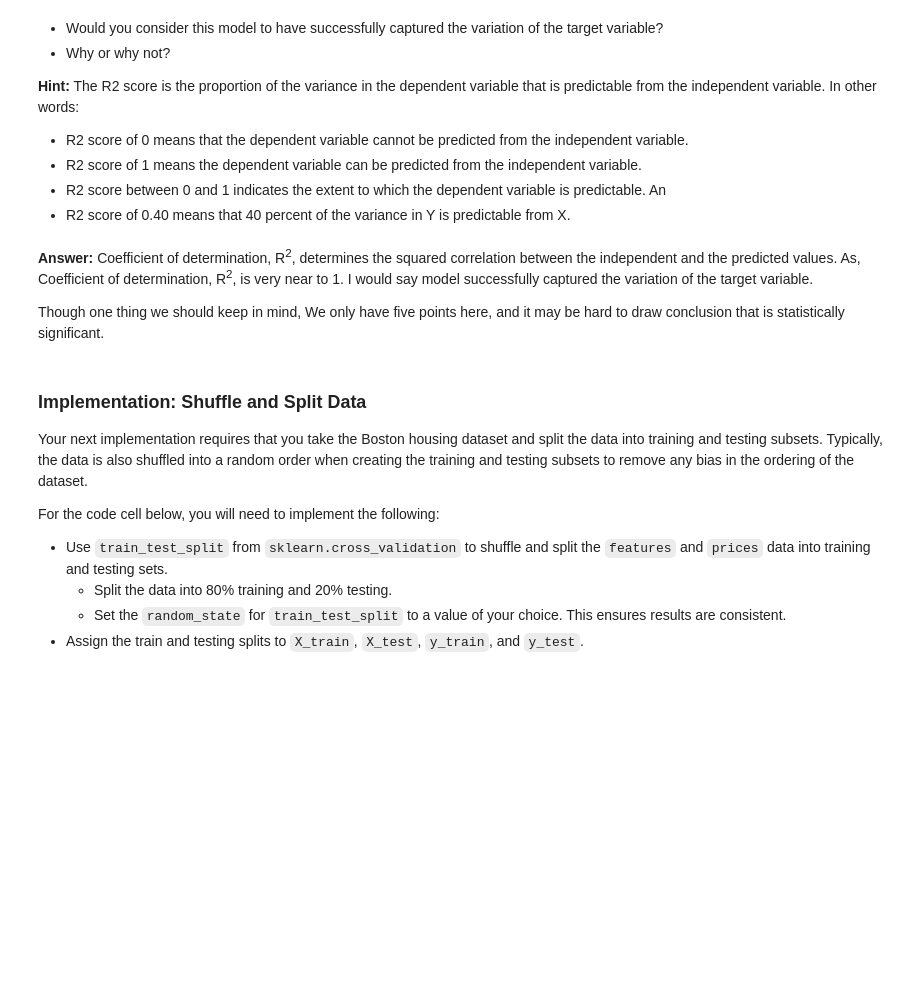
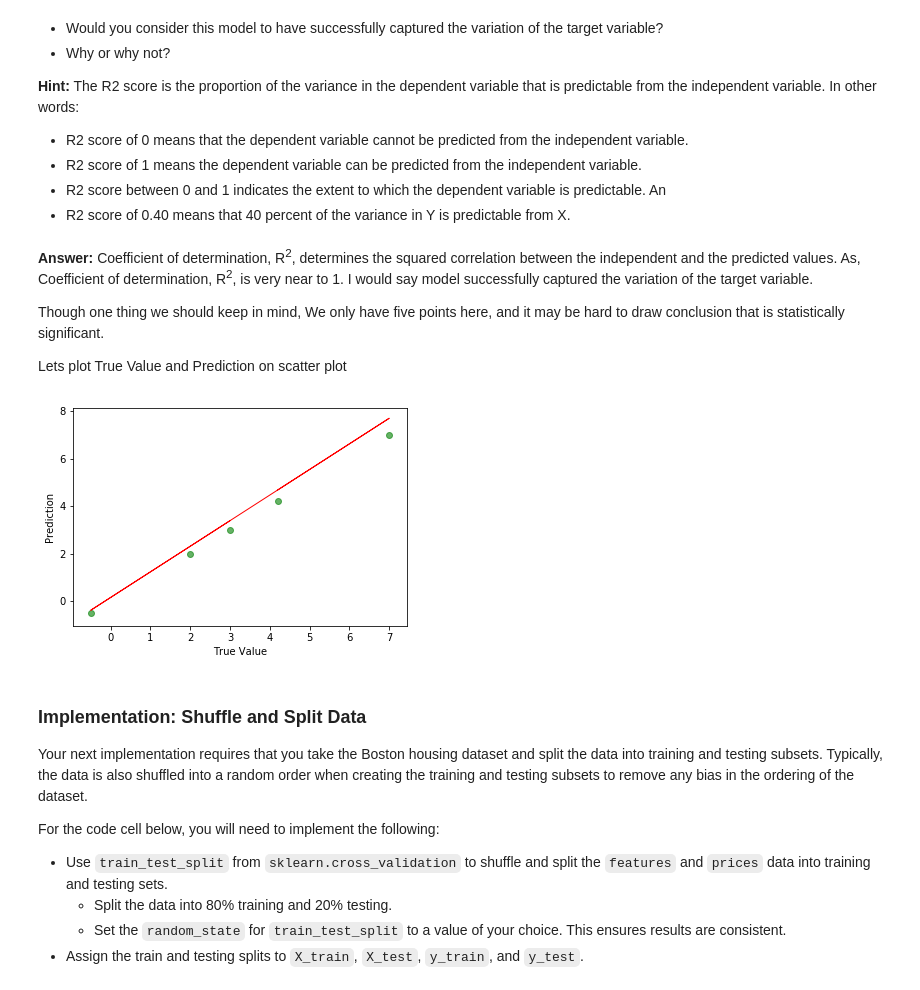
Before and after one commit to bipuldev/boston_housing, a Jupyter notebook: boston_housing.ipynb, the cells around one changed output. Cells and saved outputs as stored; diff of their text form; code cells hidden in the pictures; blank space fills up the shorter version.

```diff
--- a/boston_housing.ipynb
+++ b/boston_housing.ipynb
@@ -213,6 +213,22 @@ Model has a coefficient of determination, R^2, of 0.923.
 **Answer:** Coefficient of determination, R<sup>2</sup>, determines the squared correlation between the independent and the predicted values. As, Coefficient of determination, R<sup>2</sup>, is very near to 1. I would say model successfully captured the variation of the target variable.
 
 Though one thing we should keep in mind, We only have five points here, and it may be hard to draw conclusion that is statistically significant.
+
+Lets plot True Value and Prediction on scatter plot
+# %%
+# Arrays of true value and prediction
+true_val= np.array([3, -0.5, 2, 7, 4.2]).reshape(-1,1)
+pred = [2.5, 0, 2.1, 7.8, 5.3]
+
+reg = LinearRegression()
+reg.fit(true_val, pred)
+plt.plot(true_val, reg.predict(true_val), color='red', linewidth=1);
+plt.scatter(true_val, true_val, alpha=0.6, color='green');
+plt.xlabel('True Value');
+plt.ylabel('Prediction');
+plt.show();
+# %% [output]
+[figure, added]
 # %% [markdown]
 ### Implementation: Shuffle and Split Data
 Your next implementation requires that you take the Boston housing dataset and split the data into training and testing subsets. Typically, the data is also shuffled into a random order when creating the training and testing subsets to remove any bias in the ordering of the dataset.
```
Also changed, not shown: parts of 5 cells of this notebook, 2 other files.
